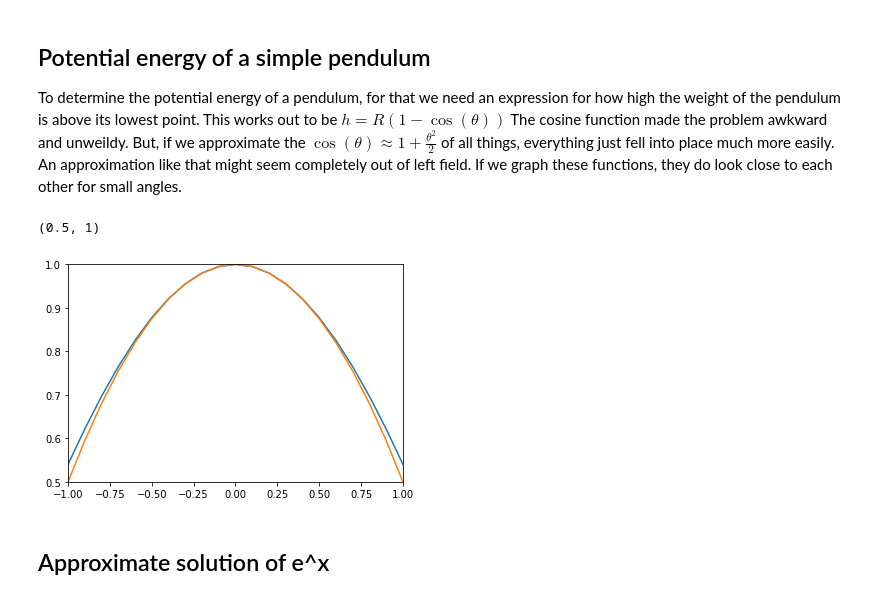
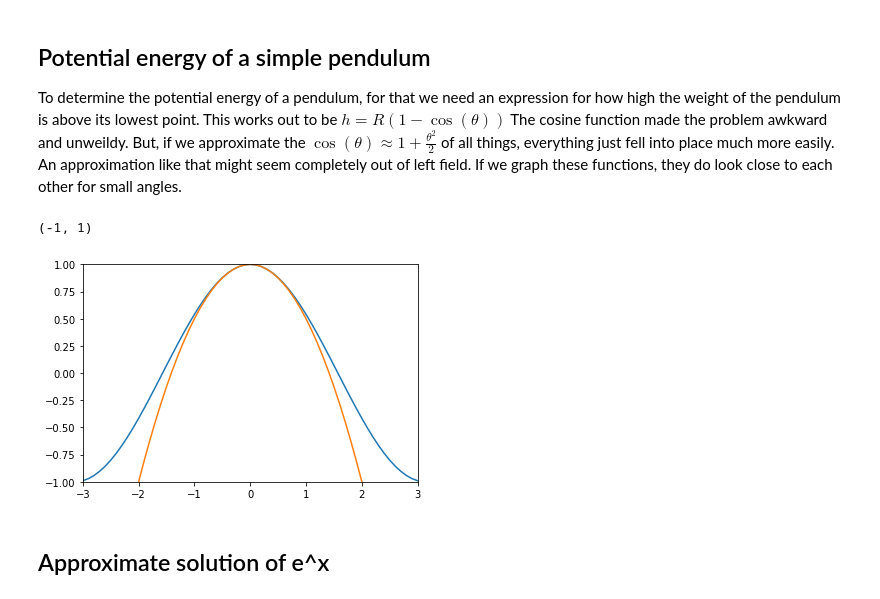
Before and after one commit to kks32-courses/ce311k, a Jupyter notebook: notebooks/lectures/05_taylor_series/05_taylor_series_solutions.ipynb, the cells around one changed output. Saved outputs shown, nothing was run; the diff lists cells and outputs as text; code cells hidden in the pictures.

```diff
--- a/notebooks/lectures/05_taylor_series/05_taylor_series_solutions.ipynb
+++ b/notebooks/lectures/05_taylor_series/05_taylor_series_solutions.ipynb
@@ -10,21 +10,21 @@ To determine the potential energy of a pendulum, for that we need an expression
 # %%
 import matplotlib.pyplot as plt
 import math
 import numpy as np
 % matplotlib inline
 
 x = np.arange(-3,3.1,0.1)   # start,stop,step
 y = np.cos(x)
 
 z = [1 - i**2/2 for i in x]
 
 plt.plot(x, y)
 plt.plot(x, z)
-plt.xlim([-1, 1])
-plt.ylim([0.5, 1])
+plt.xlim([-3, 3])
+plt.ylim([-1, 1])
 # %% [output]
-(0.5, 1)
+(-1, 1)
-[figure, old version]
+[figure, new version]
 # %% [markdown]
 ## Approximate solution of e^x
 # %%
```
Also changed, not shown: parts of 2 cells of this notebook, 7 other files.
